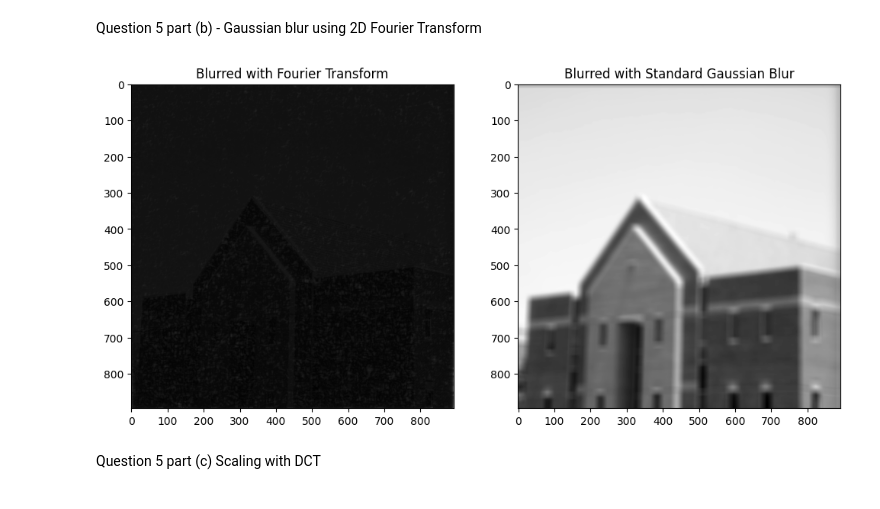
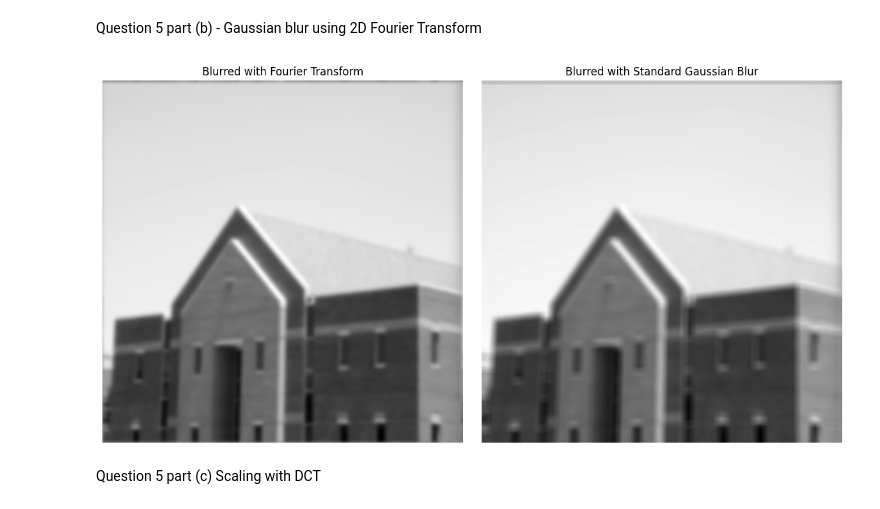
Before and after one commit to Thusharkanth/Maths_cw_2nd_Year, a Jupyter notebook: CW/Maths_CW.ipynb, the cells around one changed output. Saved outputs shown, nothing was run; the diff lists cells and outputs as text; code cells hidden in the pictures.

```diff
--- a/CW/Maths_CW.ipynb
+++ b/CW/Maths_CW.ipynb
@@ -320,32 +321,56 @@ plt.show()
 # %% [markdown]
 Question 5 part (b) -  Gaussian blur using 2D Fourier Transform
 # %%
-# Creating a Gaussian mask in the frequency domain
-x = np.linspace(-cols//2, cols//2, cols)
-y = np.linspace(-rows//2, rows//2, rows)
+
+
+# Dimensions of the image
+rows, cols = image.shape
+
+# Sigma value for Gaussian blur
+sigma = 30
+
+### 1. Applying Gaussian Blur in the Frequency Domain
+# Perform Fourier Transform and shift zero-frequency component to the center
+f_transform = fft2(image)
+f_shift = fftshift(f_transform)
+
+# Create a Gaussian mask in the frequency domain
+x = np.linspace(-cols // 2, cols // 2, cols)
+y = np.linspace(-rows // 2, rows // 2, rows)
 X, Y = np.meshgrid(x, y)
-sigma = 50
-gaussian_mask = np.exp(-(X*2 + Y*2) / (2 * sigma*2))
+gaussian_mask = np.exp(-(X**2 + Y**2) / (2 * sigma**2))
 
-# Applying the Gaussian mask
+# Apply the Gaussian mask in the frequency domain
 blurred_f_shift = f_shift * gaussian_mask
-inverse_blurred_f_shift = np.fft.ifftshift(blurred_f_shift)
-blurred_image_fourier = np.abs(np.fft.ifft2(inverse_blurred_f_shift))
 
-# Applying standard Gaussian blur using OpenCV
-blurred_image_standard = cv2.GaussianBlur(image, (21, 21), sigma)
+# Perform the inverse Fourier Transform to get the blurred image
+inverse_blurred_f_shift = ifftshift(blurred_f_shift)  # Shift back the zero-frequency component
+blurred_image_fourier = np.abs(ifft2(inverse_blurred_f_shift))  # Reconstruct the image
 
-# Plotting results
+### 2. Applying Gaussian Blur in the Spatial Domain
+
+kernel_size = (21, 21)
+blurred_image_standard = cv2.GaussianBlur(image, kernel_size, sigmaX=sigma)
+
+
 plt.figure(figsize=(12, 6))
+
+# Fourier-domain Gaussian blur
 plt.subplot(1, 2, 1)
 plt.imshow(blurred_image_fourier, cmap='gray')
 plt.title("Blurred with Fourier Transform")
+plt.axis("off")
+
+# Spatial-domain Gaussian blur
 plt.subplot(1, 2, 2)
 plt.imshow(blurred_image_standard, cmap='gray')
 plt.title("Blurred with Standard Gaussian Blur")
+plt.axis("off")
+
+plt.tight_layout()
 plt.show()
 # %% [output]
-[figure, old version]
+[figure, new version]
 # %% [markdown]
 Question 5 part (c) Scaling with DCT
 # %%
```
Also changed, not shown: parts of 3 cells of this notebook.
